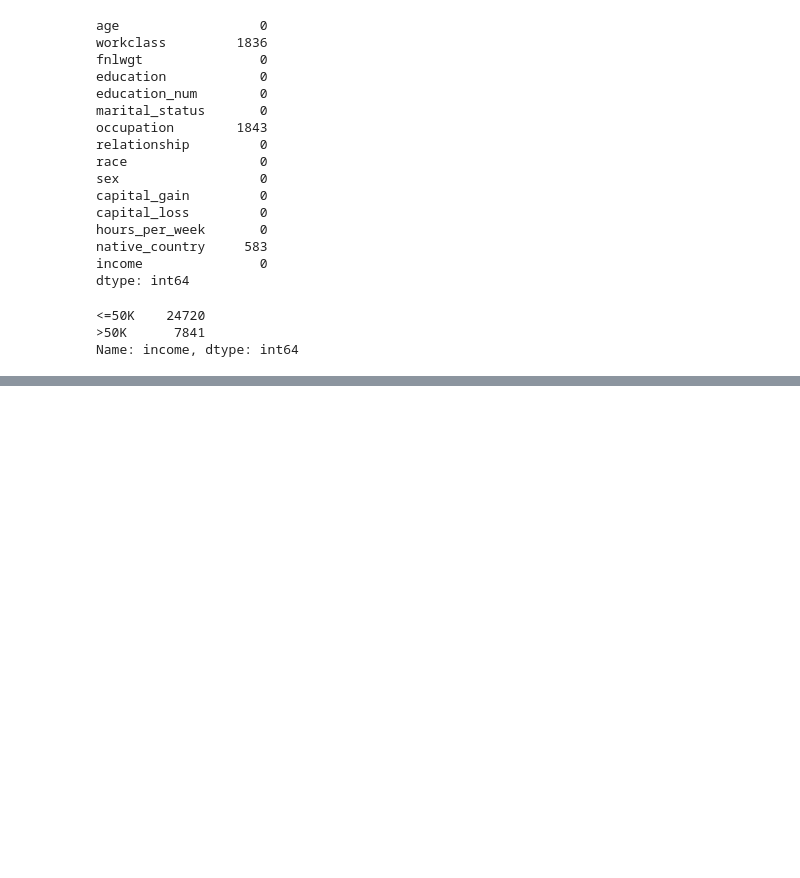
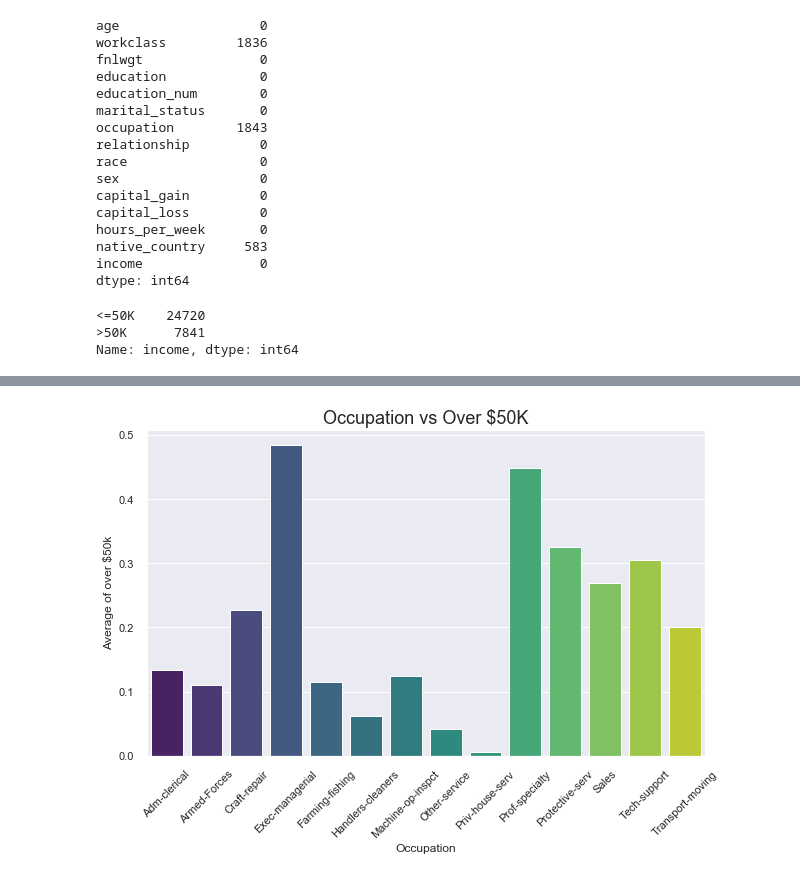
Before and after one commit to chibz3/finding_donors, a Jupyter notebook: work_book.ipynb, the cells around one changed output, grey strips where cells are left out. Saved outputs shown, nothing was run; the diff lists cells and outputs as text; code cells hidden in the pictures; blank space fills up the shorter version.

```diff
--- a/work_book.ipynb
+++ b/work_book.ipynb
@@ -85,0 +119,17 @@ df['over_50k']= np.where(df['income']=='50K', 1, 0)
+# %%
+plt.style.use('seaborn')
+pd.options.display.max_rows = 4000
+pd.set_option('display.max_columns', 100)
+# %%
+plt.figure(figsize = (10,6))
+y = df.groupby(['occupation']).over_50k.mean();
+x = y.index
+sns.barplot(x,y, palette='viridis')
+sns.set(style='darkgrid')
+plt.title('Occupation vs Over $50K', fontsize=18);
+plt.xlabel('Occupation');
+plt.xticks(rotation=45)
+plt.ylabel('Average of over $50k');
+# plt.suptitle(, fontsize=12);
+# %% [output]
+[figure, added]
```
Also changed, not shown: parts of 8 cells of this notebook.
